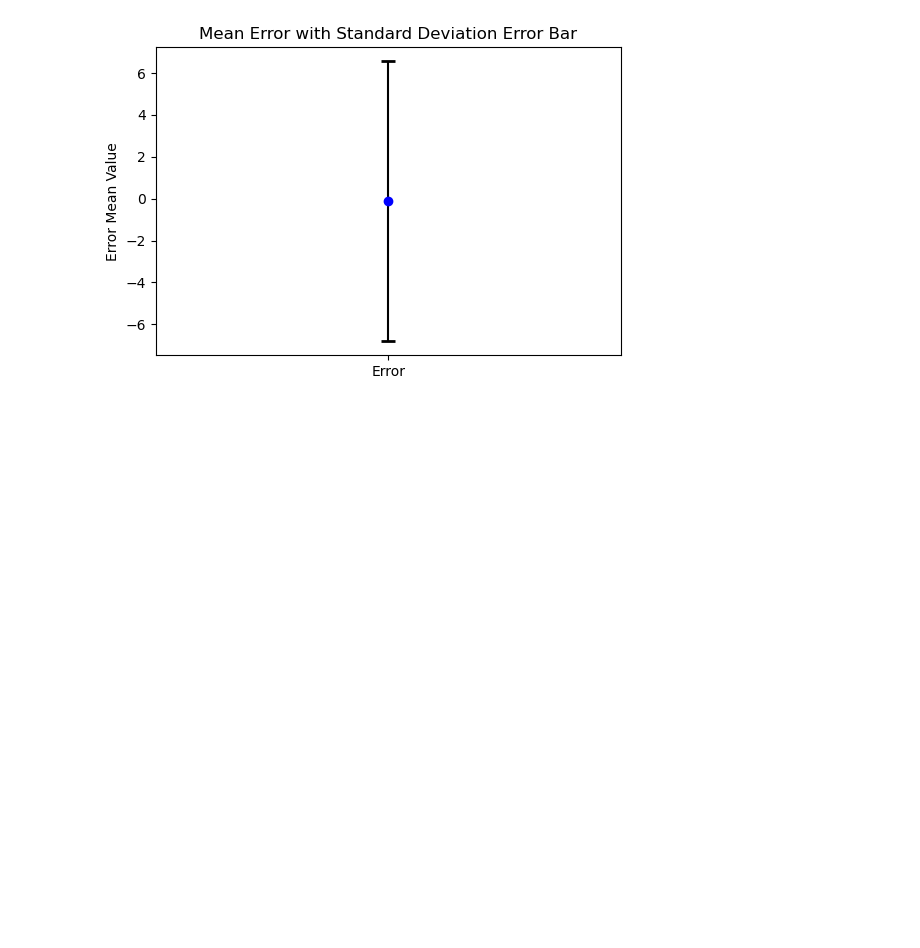
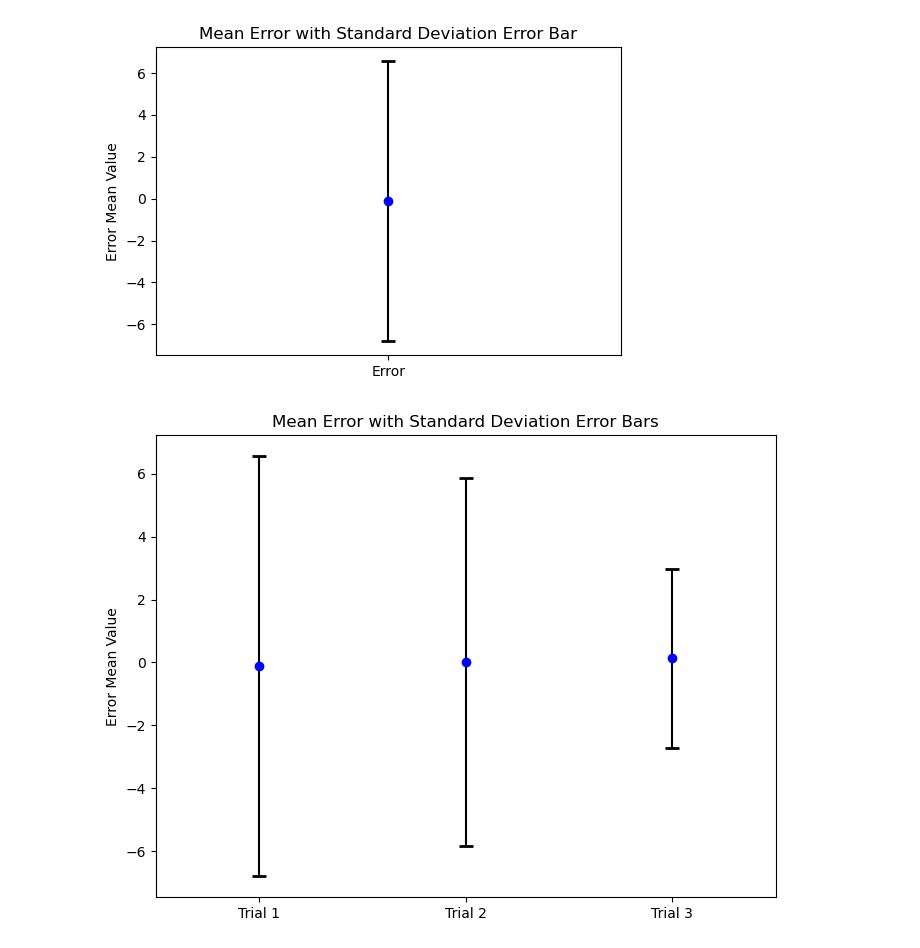
Before and after one commit to ok701/ros2_data, a Jupyter notebook: bag2plot.ipynb, the cells around one changed output. Saved outputs shown, nothing was run; the diff lists cells and outputs as text; code cells hidden in the pictures; blank space fills up the shorter version.

```diff
--- a/bag2plot.ipynb
+++ b/bag2plot.ipynb
@@ -87,3 +89,22 @@ plt.show()
 # %% [output]
 -0.12366280417149494 6.6821083284877565
 [figure]
+# %%
+# 데이터
+means = [-0.12366280417149494, 0.01485330156569091, 0.12627731092436975]
+std_devs = [6.6821083284877565, 5.850608600930693, 2.853204238369815]
+
+# 플롯
+plt.figure(figsize=(8, 6))
+trials = [1, 2, 3]  # 각각의 trial을 1, 2, 3으로 지정
+
+plt.errorbar(trials, means, yerr=std_devs, fmt='o', capsize=5, capthick=2, color='blue', ecolor='black')
+
+plt.xlim(0.5, 3.5)  # x축 범위를 설정하여 데이터 포인트가 중앙에 오도록 함
+plt.xticks(trials, ['Trial 1', 'Trial 2', 'Trial 3'])  # x축 레이블 설정
+plt.ylabel('Error Mean Value')
+plt.title('Mean Error with Standard Deviation Error Bars')
+
+plt.show()
+# %% [output]
+[figure, added]
```
Also changed, not shown: parts of 3 cells of this notebook, 4 other files.
